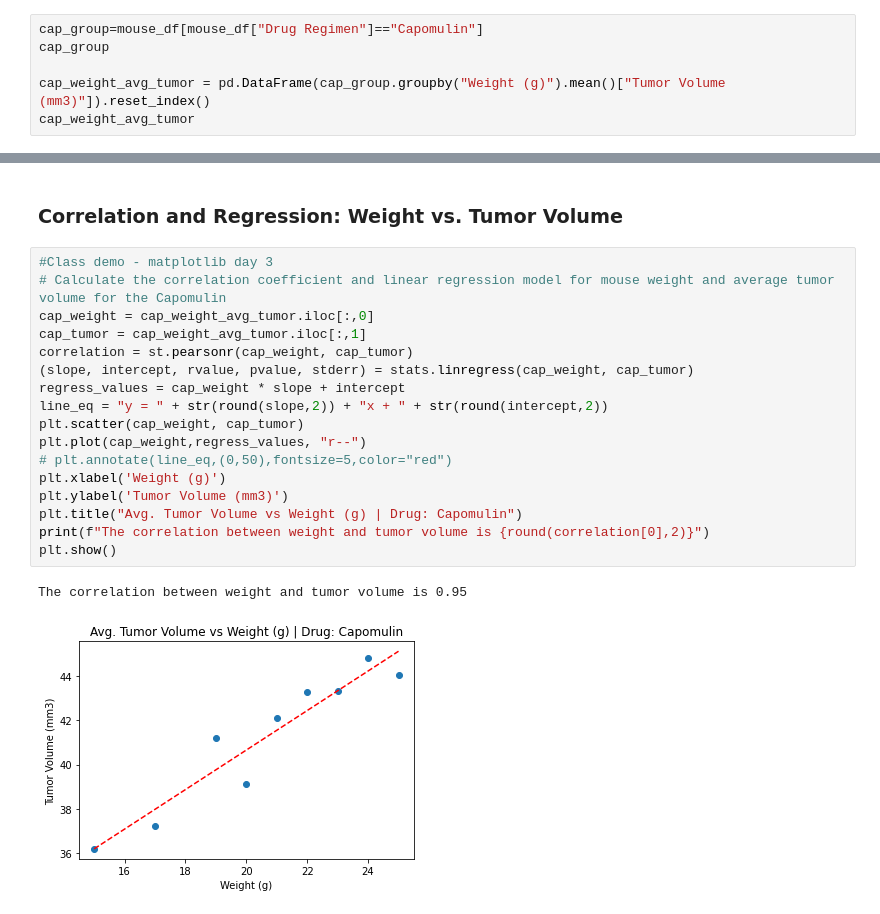
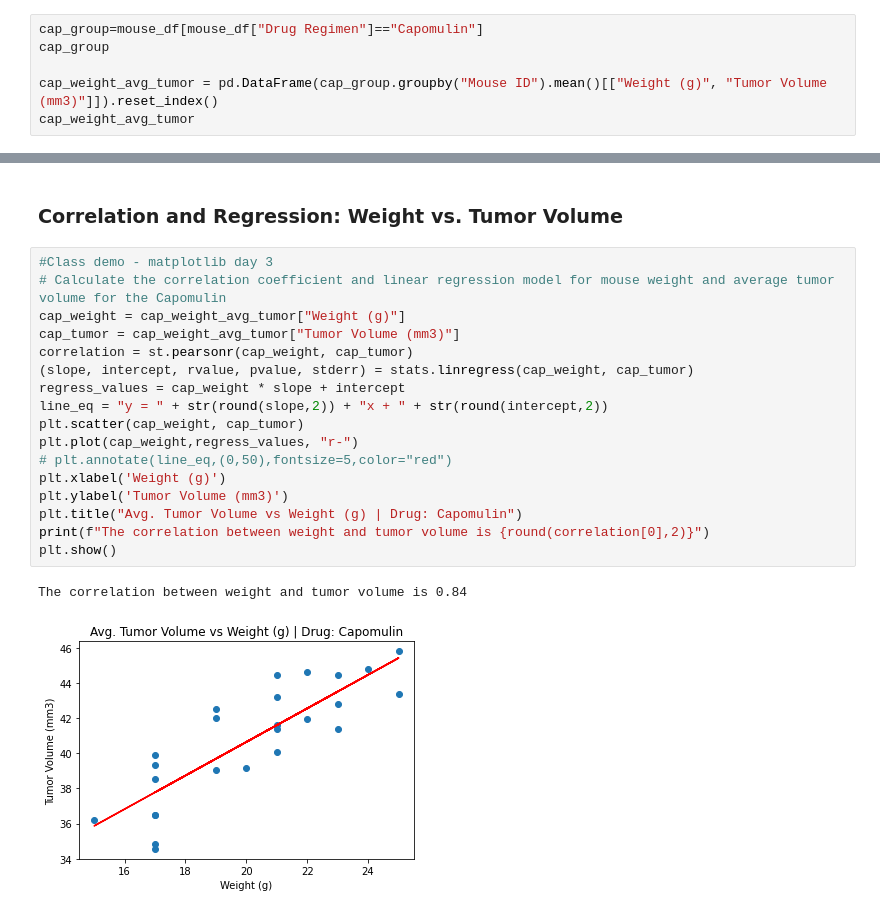
Before and after one commit to HilaryKoerner/PyMaceutical_Matplotlib_Analysis, a Jupyter notebook: Pymaceuticals-Copy7.ipynb, the cells around one changed output, grey strips where cells are left out. Cells and saved outputs as stored; diff of their text form.

Commit message:
merged data frame and fixed scatter plot

```diff
--- a/Pymaceuticals-Copy7.ipynb
+++ b/Pymaceuticals-Copy7.ipynb
@@ -323,6 +336,6 @@ plt.show()
 cap_group=mouse_df[mouse_df["Drug Regimen"]=="Capomulin"]
 cap_group
 
-cap_weight_avg_tumor = pd.DataFrame(cap_group.groupby("Weight (g)").mean()["Tumor Volume (mm3)"]).reset_index()
+cap_weight_avg_tumor = pd.DataFrame(cap_group.groupby("Mouse ID").mean()[["Weight (g)", "Tumor Volume (mm3)"]]).reset_index()
 cap_weight_avg_tumor
 # %% [output]
@@ -355,20 +375,20 @@ Text(0, 0.5, 'Tumor Volume (mm3)')
 # %%
 #Class demo - matplotlib day 3
 # Calculate the correlation coefficient and linear regression model for mouse weight and average tumor volume for the Capomulin
-cap_weight = cap_weight_avg_tumor.iloc[:,0]
-cap_tumor = cap_weight_avg_tumor.iloc[:,1]
+cap_weight = cap_weight_avg_tumor["Weight (g)"]
+cap_tumor = cap_weight_avg_tumor["Tumor Volume (mm3)"]
 correlation = st.pearsonr(cap_weight, cap_tumor)
 (slope, intercept, rvalue, pvalue, stderr) = stats.linregress(cap_weight, cap_tumor)
 regress_values = cap_weight * slope + intercept
 line_eq = "y = " + str(round(slope,2)) + "x + " + str(round(intercept,2))
 plt.scatter(cap_weight, cap_tumor)
-plt.plot(cap_weight,regress_values, "r--")
+plt.plot(cap_weight,regress_values, "r-")
 # plt.annotate(line_eq,(0,50),fontsize=5,color="red")
 plt.xlabel('Weight (g)')
 plt.ylabel('Tumor Volume (mm3)')
 plt.title("Avg. Tumor Volume vs Weight (g) | Drug: Capomulin")
 print(f"The correlation between weight and tumor volume is {round(correlation[0],2)}")
 plt.show()
 # %% [output]
-The correlation between weight and tumor volume is 0.95
+The correlation between weight and tumor volume is 0.84
-[figure, old version]
+[figure, new version]
```
Also changed, not shown: parts of 8 cells of this notebook.
